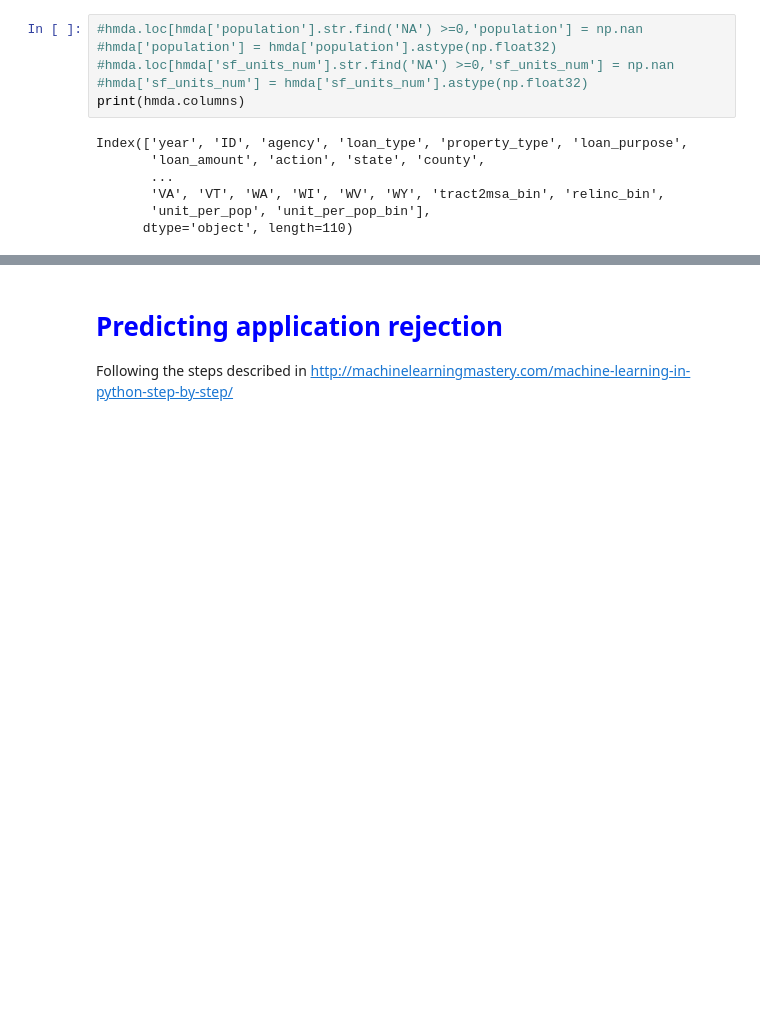
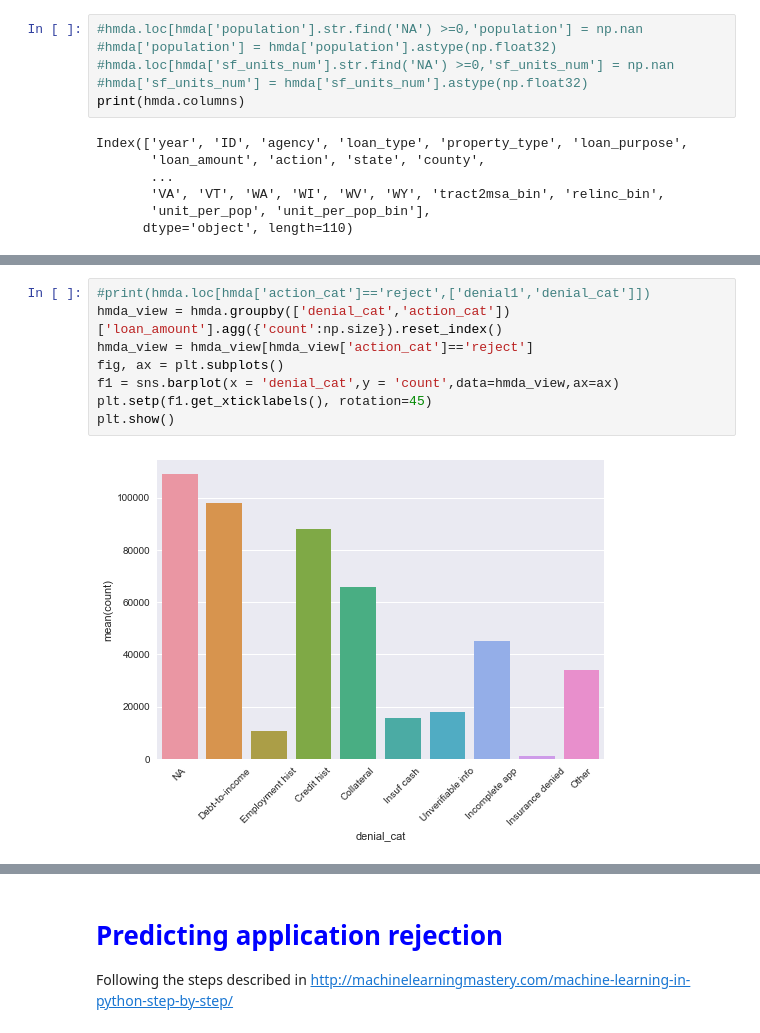
Before and after one commit to aya-bellicha/mortgage_rejection, a Jupyter notebook: mortgage_rejections.ipynb, the cells around one changed output, grey strips where cells are left out. Cells and saved outputs as stored; diff of their text form; blank space fills up the shorter version.

```diff
--- a/mortgage_rejections.ipynb
+++ b/mortgage_rejections.ipynb
@@ -482,0 +498,10 @@ Index(['year', 'ID', 'agency', 'loan_type', 'property_type', 'loan_purpose',
+# %%
+#print(hmda.loc[hmda['action_cat']=='reject',['denial1','denial_cat']])
+hmda_view = hmda.groupby(['denial_cat','action_cat'])['loan_amount'].agg({'count':np.size}).reset_index()
+hmda_view = hmda_view[hmda_view['action_cat']=='reject']
+fig, ax = plt.subplots()
+f1 = sns.barplot(x = 'denial_cat',y = 'count',data=hmda_view,ax=ax)
+plt.setp(f1.get_xticklabels(), rotation=45)
+plt.show()
+# %% [output]
+[figure, added]
```
Also changed, not shown: parts of 28 cells of this notebook.
